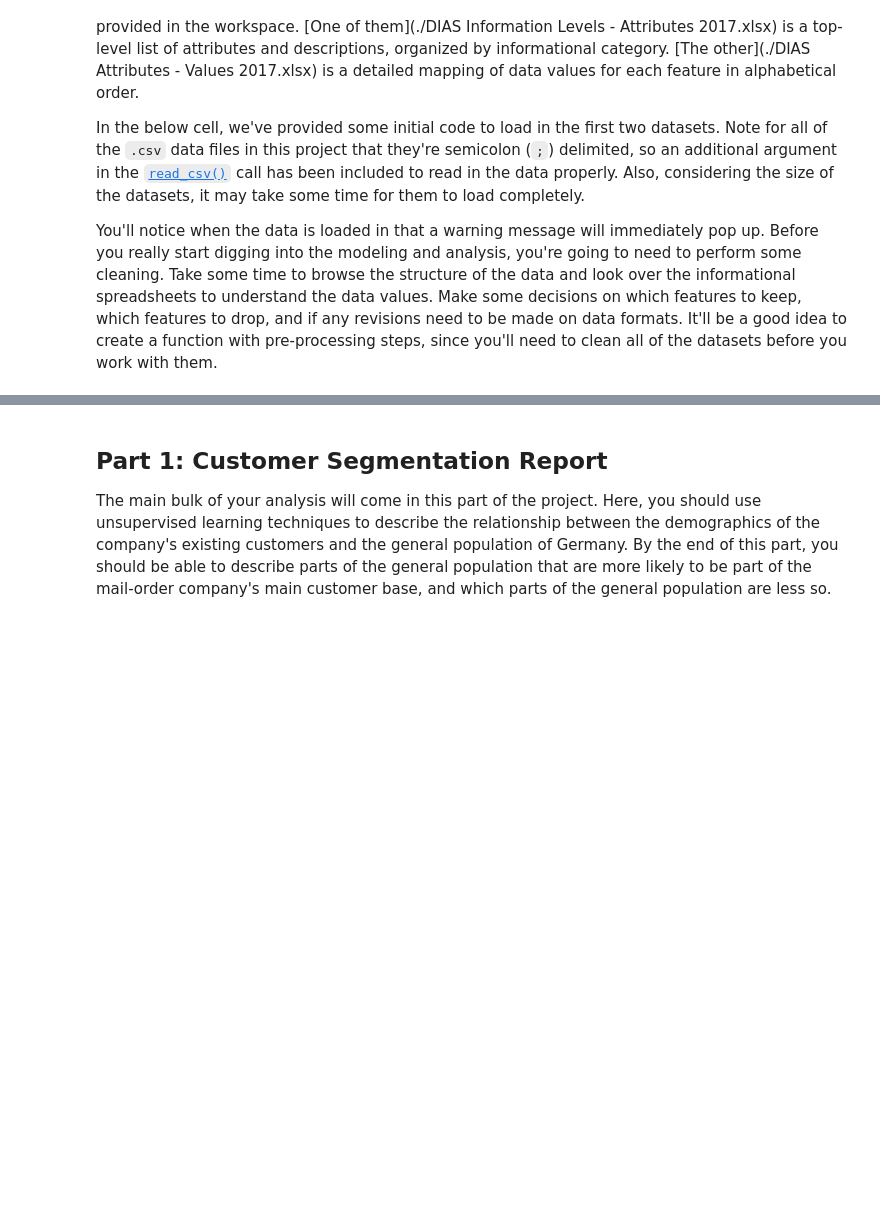
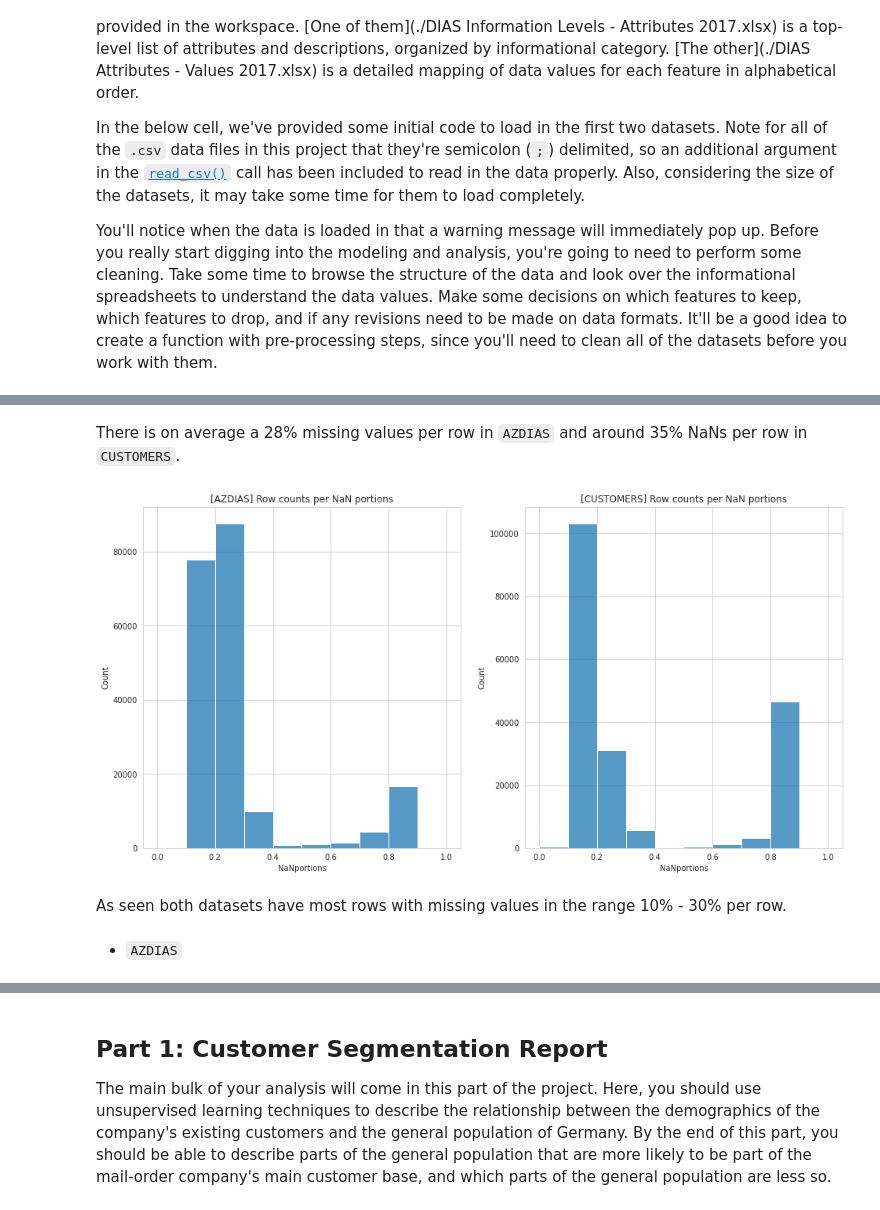
Before and after one commit to chrisliatas/dsnd-customer-segmentation, a Jupyter notebook: Arvato Project Workbook.ipynb, the cells around one changed output, grey strips where cells are left out. Cells and saved outputs as stored; diff of their text form; code cells hidden in the pictures; blank space fills up the shorter version.

```diff
--- a/Arvato Project Workbook.ipynb
+++ b/Arvato Project Workbook.ipynb
@@ -98,0 +1117,4 @@ def load_df(csvfile: str, sep: str =';', idx_type: Union[Dict, None]=None) -> pd
+# %%
+azdias_row_nans = rows_nans_info(azdias)
+
+azdias_row_nans.NaNportions.describe()
@@ -98,0 +1136,4 @@ def load_df(csvfile: str, sep: str =';', idx_type: Union[Dict, None]=None) -> pd
+# %%
+custrs_row_nans = rows_nans_info(custrs)
+
+custrs_row_nans.NaNportions.describe()
@@ -98,0 +1153,13 @@ def load_df(csvfile: str, sep: str =';', idx_type: Union[Dict, None]=None) -> pd
+# %% [markdown]
+There is on average a 28% missing values per row in `AZDIAS` and around 35% NaNs per row in `CUSTOMERS`.
+# %%
+with sns.axes_style("whitegrid"):
+    fig, ax = plt.subplots(1, 2, figsize=(16,8))
+    sns.histplot(ax=ax[0], data=azdias_row_nans, x="NaNportions", bins=np.linspace(0, 1, 11)).set(title='[AZDIAS] Row counts per NaN portions')
+    sns.histplot(ax=ax[1], data=custrs_row_nans, x="NaNportions", bins=np.linspace(0, 1, 11)).set(title='[CUSTOMERS] Row counts per NaN portions')
+# %% [output]
+[figure, added]
+# %% [markdown]
+As seen both datasets have most rows with missing values in the range 10% - 30% per row.
+# %% [markdown]
+* `AZDIAS`
```
Also changed, not shown: parts of 217 cells of this notebook, 1 other file.
